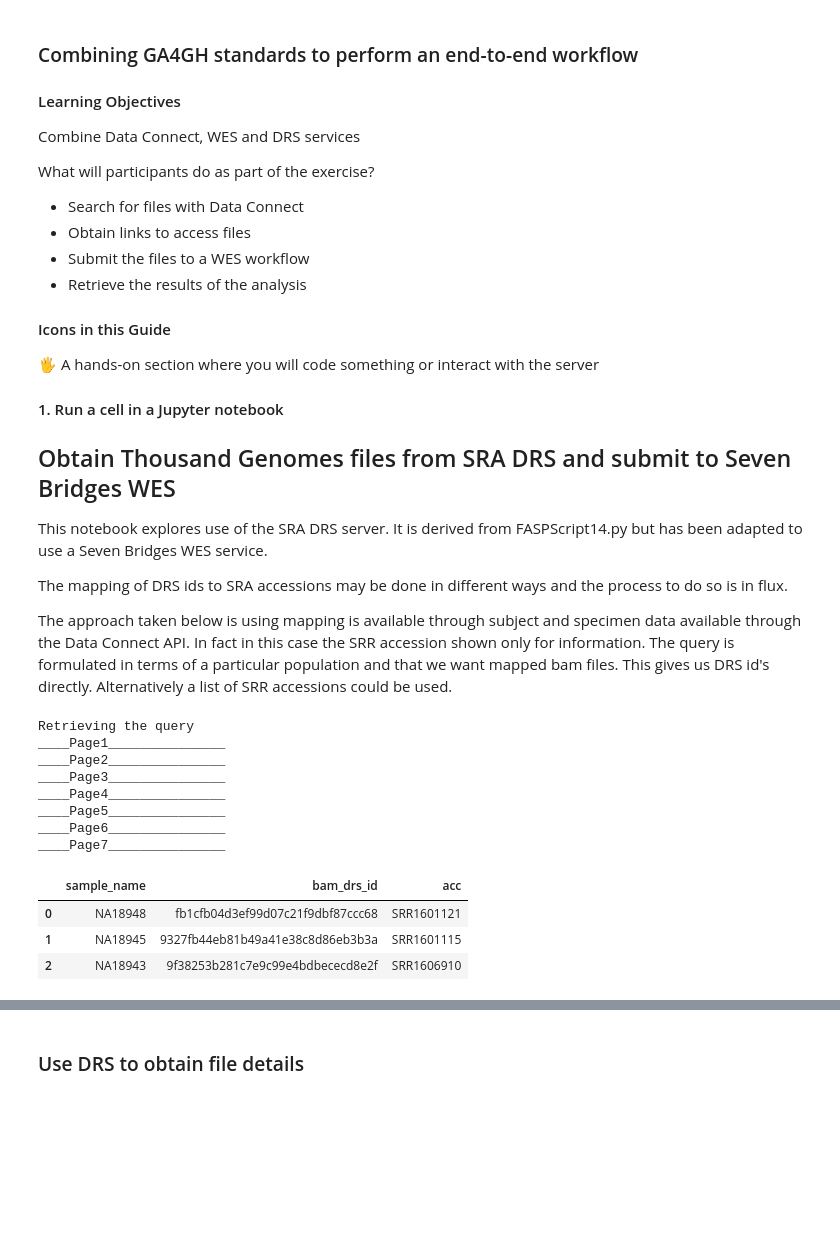
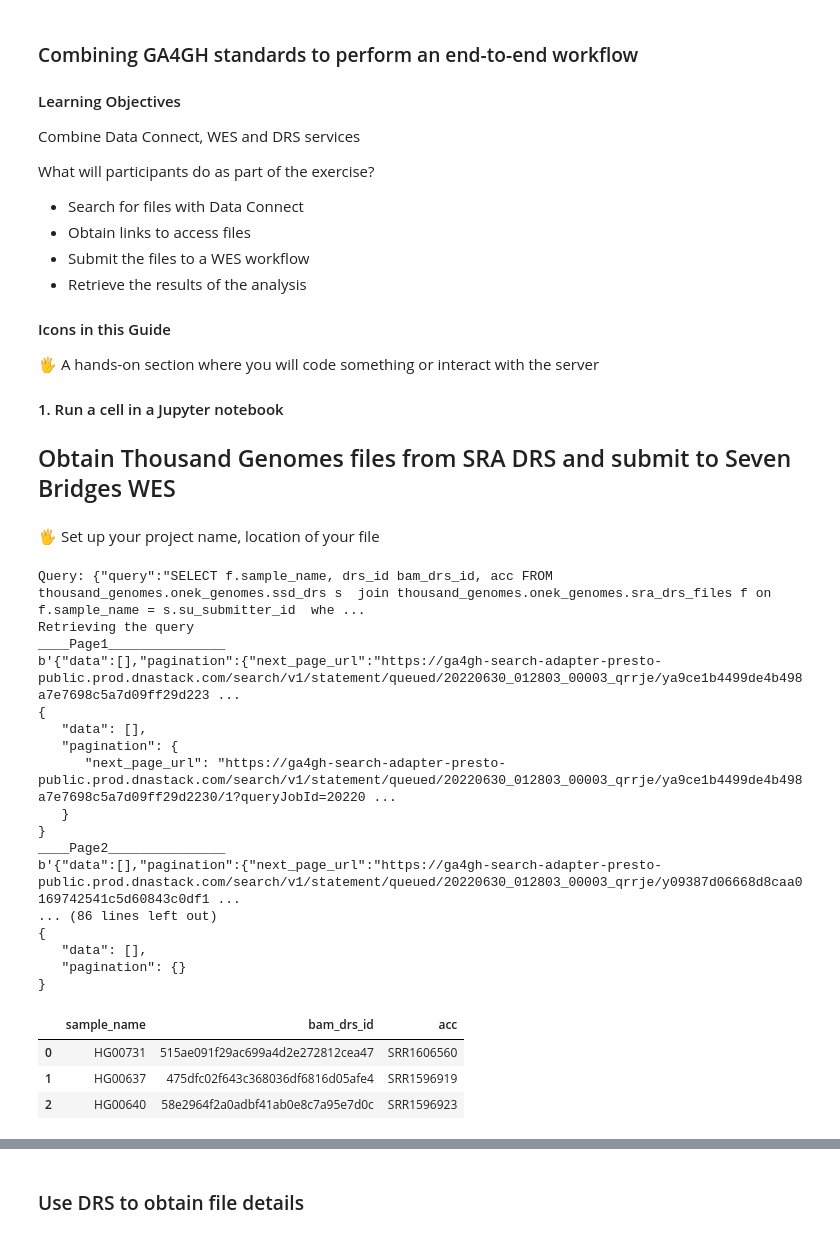
Before and after one commit to ga4gh/Get-Started-with-GA4GH-APIs, a Jupyter notebook: sessions/3/notebooks/3-1 Putting it all together.ipynb, the cells around one changed output, grey strips where cells are left out. Cells and saved outputs as stored; diff of their text form; code cells hidden in the pictures; blank space fills up the shorter version.

Commit message:
notebook 3-1 and images

```diff
--- a/sessions/3/notebooks/3-1 Putting it all together.ipynb
+++ b/sessions/3/notebooks/3-1 Putting it all together.ipynb
@@ -19,8 +19,5 @@ What will participants do as part of the exercise?
  #### 1. Run a cell in a Jupyter notebook
 
  ## Obtain Thousand Genomes files from SRA DRS and submit to Seven Bridges WES
-This notebook explores use of the SRA DRS server. It is derived from FASPScript14.py but has been adapted to use a Seven Bridges WES service.
-
-The mapping of DRS ids to SRA accessions may be done in different ways and the process to do so is in flux.
-
-The approach taken below is using mapping is available through subject and specimen data available through the Data Connect API. In fact in this case the SRR accession shown only for information. The query is formulated in terms of a particular population and that we want mapped bam files. This gives us DRS id's directly. Alternatively a list of SRR accessions could be used.
+# %% [markdown]
+🖐 Set up your project name, location of your file
@@ -27,28 +28,37 @@ The approach taken below is using mapping is available through subject and speci
 # %%
 from fasp.search import DataConnectClient
 
 # Step 1 - Discovery
 # query for relevant DRS objects
-searchClient = DataConnectClient('https://ga4gh-search-adapter-presto-public.prod.dnastack.com/')
+searchClient = DataConnectClient('https://ga4gh-search-adapter-presto-public.prod.dnastack.com/',debug=True)
 
 query = '''SELECT f.sample_name, drs_id bam_drs_id, acc
 FROM thousand_genomes.onek_genomes.ssd_drs s
 join thousand_genomes.onek_genomes.sra_drs_files f on f.sample_name = s.su_submitter_id
 where filetype = 'bam' and mapped = 'mapped'
-and sequencing_type ='exome' and  population = 'JPT' LIMIT 3'''
+and sequencing_type ='exome' and  population = 'PUR' LIMIT 3'''
 
-resultRows = searchClient.run_query(query, returnType='dataframe')
-resultRows
+df = searchClient.run_query(query, returnType='dataframe')
+df
 # %% [output]
+Query: {"query":"SELECT f.sample_name, drs_id bam_drs_id, acc FROM thousand_genomes.onek_genomes.ssd_drs s  join thousand_genomes.onek_genomes.sra_drs_files f on f.sample_name = s.su_submitter_id  whe ...
 Retrieving the query
 ____Page1_______________
+b'{"data":[],"pagination":{"next_page_url":"https://ga4gh-search-adapter-presto-public.prod.dnastack.com/search/v1/statement/queued/20220630_012803_00003_qrrje/ya9ce1b4499de4b498a7e7698c5a7d09ff29d223 ...
+{
+   "data": [],
+   "pagination": {
+      "next_page_url": "https://ga4gh-search-adapter-presto-public.prod.dnastack.com/search/v1/statement/queued/20220630_012803_00003_qrrje/ya9ce1b4499de4b498a7e7698c5a7d09ff29d2230/1?queryJobId=20220 ...
+   }
+}
 ____Page2_______________
-____Page3_______________
-____Page4_______________
-____Page5_______________
-____Page6_______________
-____Page7_______________
+b'{"data":[],"pagination":{"next_page_url":"https://ga4gh-search-adapter-presto-public.prod.dnastack.com/search/v1/statement/queued/20220630_012803_00003_qrrje/y09387d06668d8caa0169742541c5d60843c0df1 ...
+... (86 lines left out)
+{
+   "data": [],
+   "pagination": {}
+}
 |  | sample_name | bam_drs_id | acc |
-| 0 | NA18948 | fb1cfb04d3ef99d07c21f9dbf87ccc68 | SRR1601121 |
-| 1 | NA18945 | 9327fb44eb81b49a41e38c8d86eb3b3a | SRR1601115 |
-| 2 | NA18943 | 9f38253b281c7e9c99e4bdbececd8e2f | SRR1606910 |
+| 0 | HG00731 | 515ae091f29ac699a4d2e272812cea47 | SRR1606560 |
+| 1 | HG00637 | 475dfc02f643c368036df6816d05afe4 | SRR1596919 |
+| 2 | HG00640 | 58e2964f2a0adbf41ab0e8c7a95e7d0c | SRR1596923 |
```
Also changed, not shown: parts of 35 cells of this notebook, 9 other files.
